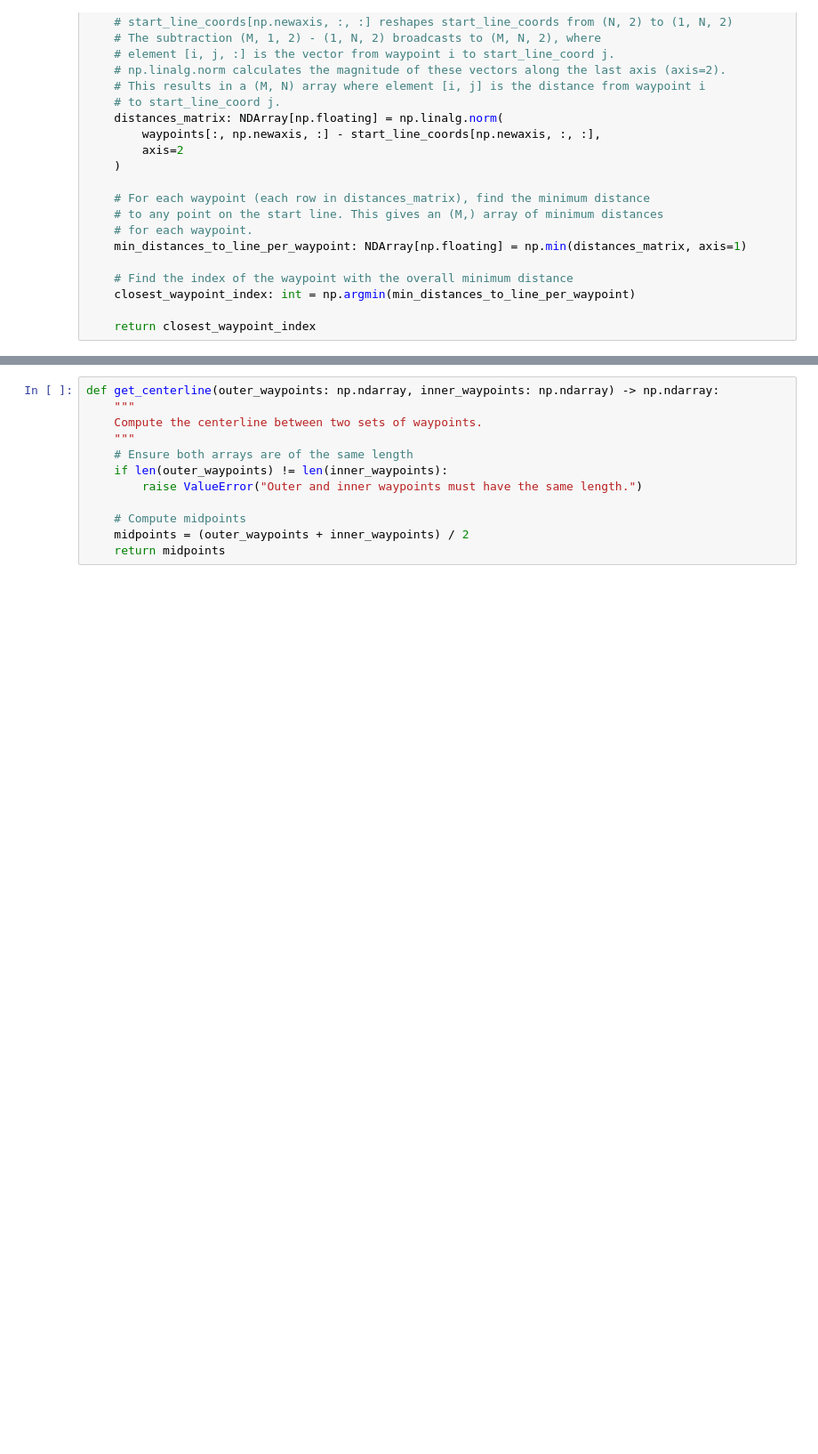
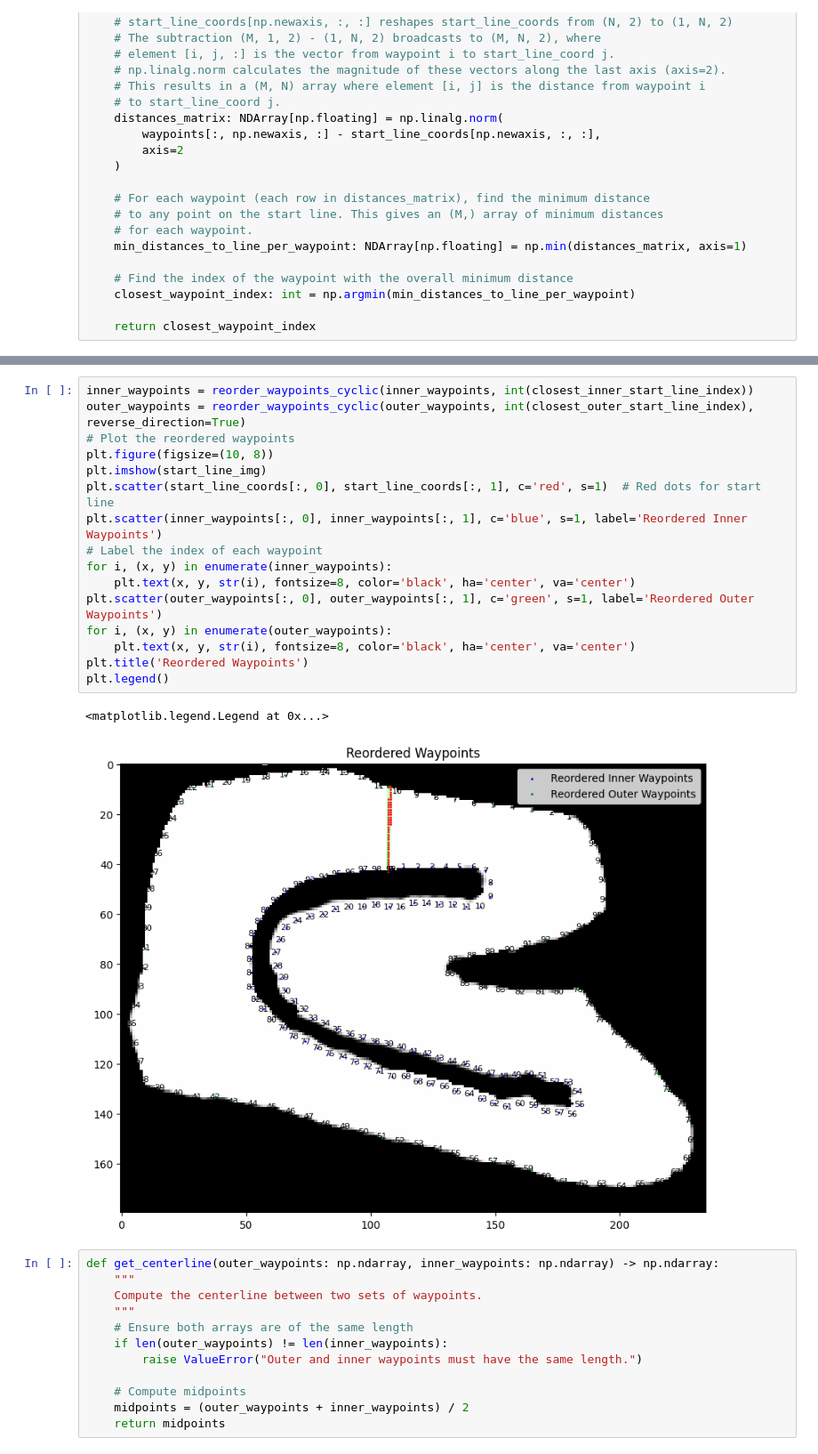
Before and after one commit to anjrew/race-lines-optimization, a Jupyter notebook: notebooks/track_coordinates.ipynb, the cells around one changed output, grey strips where cells are left out. Shown at 89% size. Saved outputs shown, nothing was run; the diff lists cells and outputs as text; blank space fills up the shorter version.

```diff
--- a/notebooks/track_coordinates.ipynb
+++ b/notebooks/track_coordinates.ipynb
@@ -798,3 +872,22 @@ plt.legend()
+# %%
+inner_waypoints = reorder_waypoints_cyclic(inner_waypoints, int(closest_inner_start_line_index))
+outer_waypoints = reorder_waypoints_cyclic(outer_waypoints, int(closest_outer_start_line_index), reverse_direction=True)
+# Plot the reordered waypoints
+plt.figure(figsize=(10, 8))
+plt.imshow(start_line_img)
+plt.scatter(start_line_coords[:, 0], start_line_coords[:, 1], c='red', s=1)  # Red dots for start line
+plt.scatter(inner_waypoints[:, 0], inner_waypoints[:, 1], c='blue', s=1, label='Reordered Inner Waypoints')
+# Label the index of each waypoint
+for i, (x, y) in enumerate(inner_waypoints):
+    plt.text(x, y, str(i), fontsize=8, color='black', ha='center', va='center')
+plt.scatter(outer_waypoints[:, 0], outer_waypoints[:, 1], c='green', s=1, label='Reordered Outer Waypoints')
+for i, (x, y) in enumerate(outer_waypoints):
+    plt.text(x, y, str(i), fontsize=8, color='black', ha='center', va='center')
+plt.title('Reordered Waypoints')
+plt.legend()
+# %% [output]
+<matplotlib.legend.Legend at 0x...>
+[figure, added]
 # %%
 def get_centerline(outer_waypoints: np.ndarray, inner_waypoints: np.ndarray) -> np.ndarray:
     """
```
Also changed, not shown: parts of 4 cells of this notebook.
